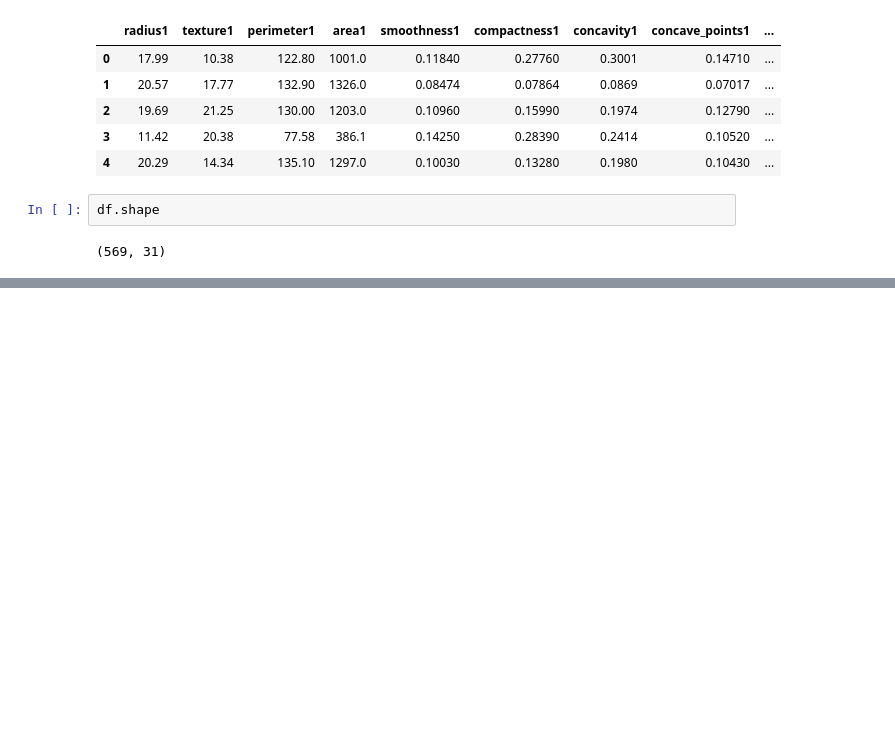
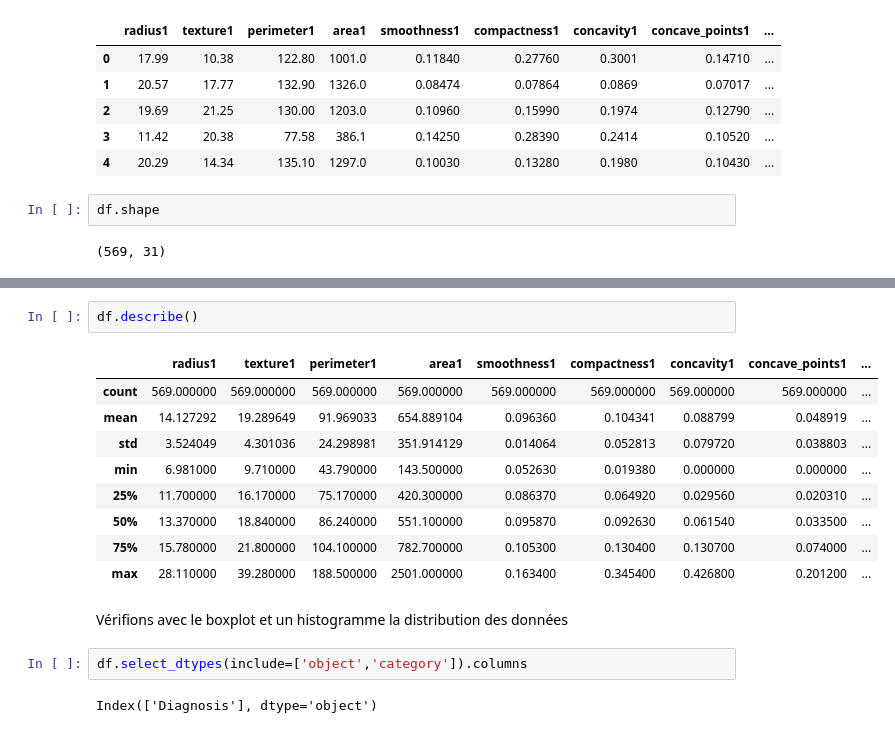
Before and after one commit to tareq92i/Projet-IA--Diagnostic-d-une-cellule-cancereuse-, a Jupyter notebook: Projet_UA3 AMA.ipynb, the cells around one changed output, grey strips where cells are left out. Cells and saved outputs as stored; diff of their text form; blank space fills up the shorter version.

```diff
--- a/Projet_UA3 AMA.ipynb
+++ b/Projet_UA3 AMA.ipynb
@@ -483,0 +515,18 @@ df.shape
+# %%
+df.describe()
+# %% [output]
+|  | radius1 | texture1 | perimeter1 | area1 | smoothness1 | compactness1 | concavity1 | concave_points1 | ... |
+| count | 569.000000 | 569.000000 | 569.000000 | 569.000000 | 569.000000 | 569.000000 | 569.000000 | 569.000000 | ... |
+| mean | 14.127292 | 19.289649 | 91.969033 | 654.889104 | 0.096360 | 0.104341 | 0.088799 | 0.048919 | ... |
+| std | 3.524049 | 4.301036 | 24.298981 | 351.914129 | 0.014064 | 0.052813 | 0.079720 | 0.038803 | ... |
+| min | 6.981000 | 9.710000 | 43.790000 | 143.500000 | 0.052630 | 0.019380 | 0.000000 | 0.000000 | ... |
+| 25% | 11.700000 | 16.170000 | 75.170000 | 420.300000 | 0.086370 | 0.064920 | 0.029560 | 0.020310 | ... |
+| 50% | 13.370000 | 18.840000 | 86.240000 | 551.100000 | 0.095870 | 0.092630 | 0.061540 | 0.033500 | ... |
+| 75% | 15.780000 | 21.800000 | 104.100000 | 782.700000 | 0.105300 | 0.130400 | 0.130700 | 0.074000 | ... |
+| max | 28.110000 | 39.280000 | 188.500000 | 2501.000000 | 0.163400 | 0.345400 | 0.426800 | 0.201200 | ... |
+# %% [markdown]
+Vérifions avec le boxplot et un histogramme la distribution des données
+# %%
+df.select_dtypes(include=['object','category']).columns
+# %% [output]
+Index(['Diagnosis'], dtype='object')
```
Also changed, not shown: parts of 9 cells of this notebook.
